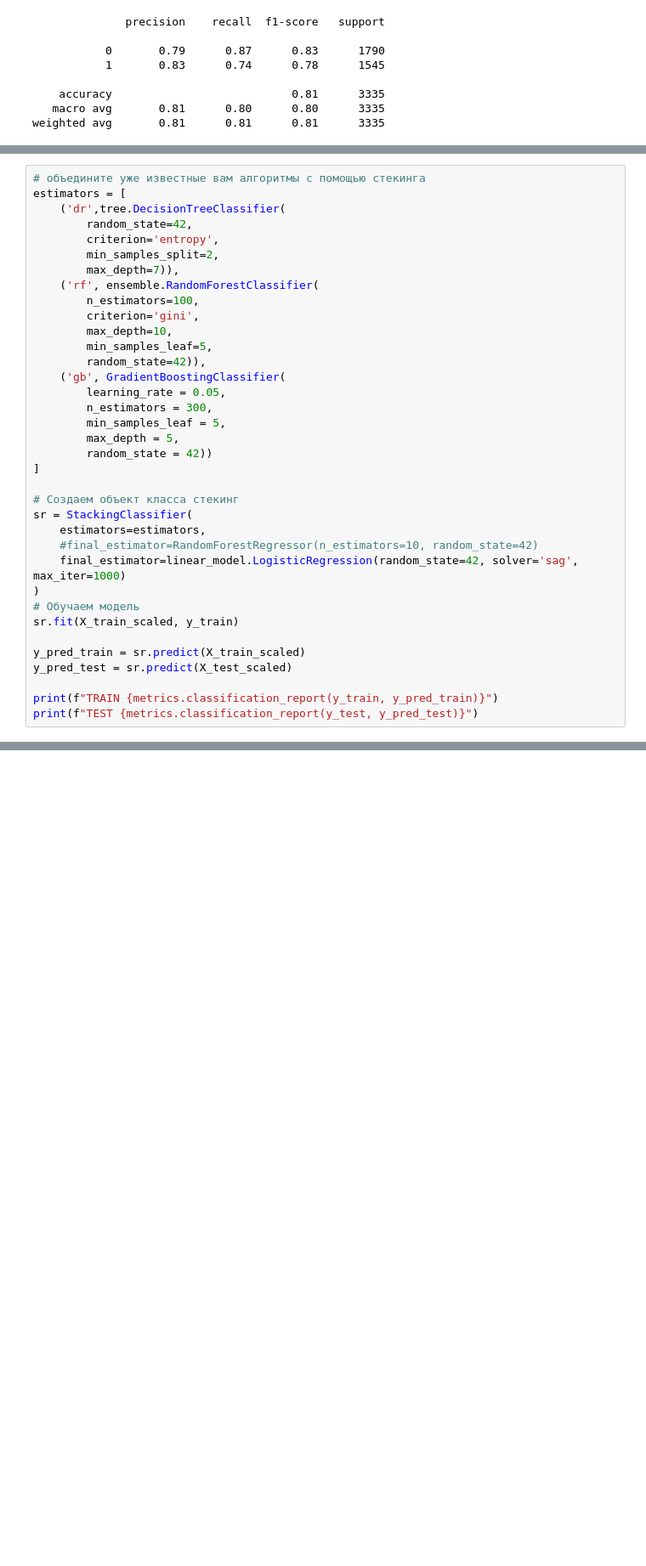
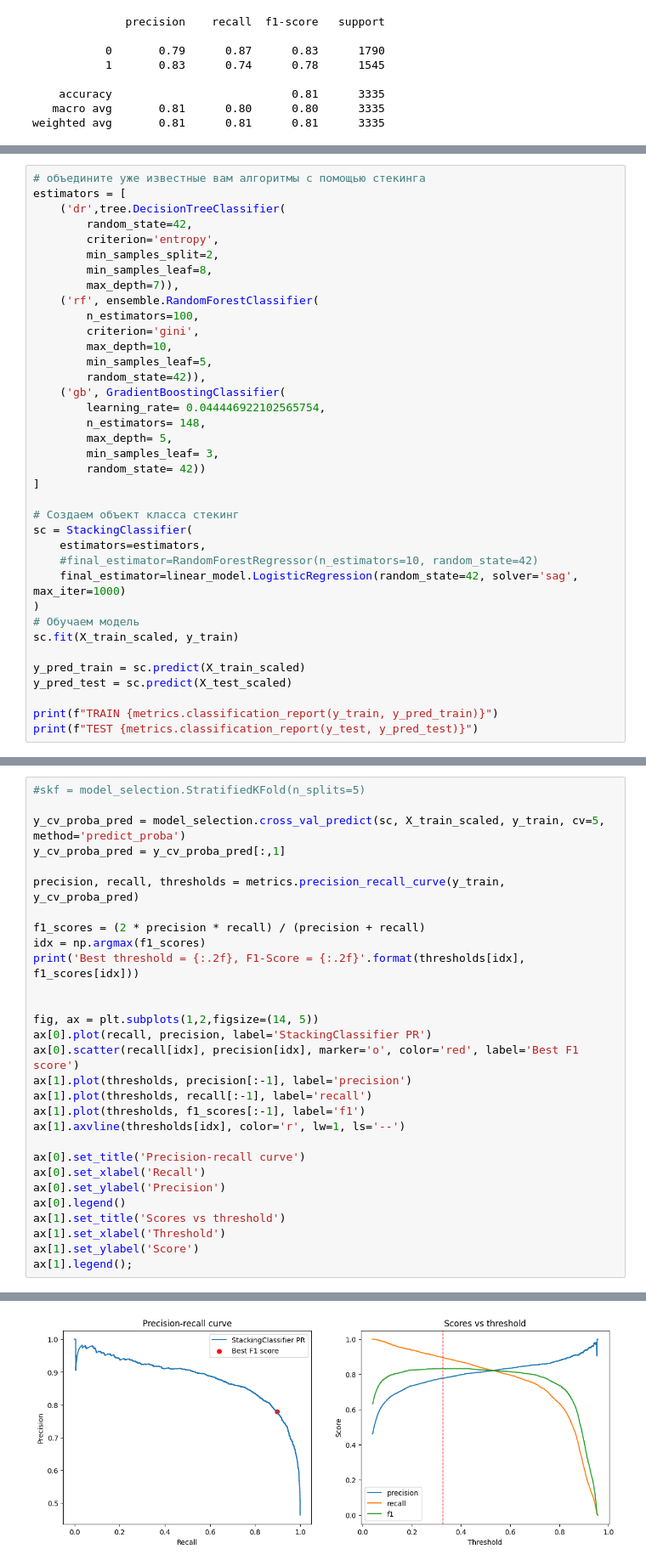
Before and after one commit to ssiarhei115/Customer-Classification, a Jupyter notebook: Project_4_ML.ipynb, the cells around one changed output, grey strips where cells are left out. Shown at 85% size. Drawn from its saved outputs; the diff is of its cells as text; blank space fills up the shorter version.

```diff
--- a/Project_4_ML.ipynb
+++ b/Project_4_ML.ipynb
@@ -739,6 +784,7 @@ estimators = [
         random_state=42,
         criterion='entropy',
         min_samples_split=2,
+        min_samples_leaf=8,
         max_depth=7)),
     ('rf', ensemble.RandomForestClassifier(
         n_estimators=100,
@@ -747,24 +793,24 @@ estimators = [
         min_samples_leaf=5,
         random_state=42)),
     ('gb', GradientBoostingClassifier(
-        learning_rate = 0.05,
-        n_estimators = 300,
-        min_samples_leaf = 5,
-        max_depth = 5,
-        random_state = 42))
+        learning_rate= 0.044446922102565754,
+        n_estimators= 148,
+        max_depth= 5,
+        min_samples_leaf= 3,
+        random_state= 42))
 ]
 
 # Создаем объект класса стекинг
-sr = StackingClassifier(
+sc = StackingClassifier(
     estimators=estimators,
     #final_estimator=RandomForestRegressor(n_estimators=10, random_state=42)
     final_estimator=linear_model.LogisticRegression(random_state=42, solver='sag', max_iter=1000)
 )
 # Обучаем модель
-sr.fit(X_train_scaled, y_train)
+sc.fit(X_train_scaled, y_train)
 
-y_pred_train = sr.predict(X_train_scaled)
-y_pred_test = sr.predict(X_test_scaled)
+y_pred_train = sc.predict(X_train_scaled)
+y_pred_test = sc.predict(X_test_scaled)
 
 print(f"TRAIN {metrics.classification_report(y_train, y_pred_train)}")
 print(f"TEST {metrics.classification_report(y_test, y_pred_test)}")
@@ -886,0 +835,30 @@ TEST f1=0.83, accuracy=0.84 expected
+# %%
+#skf = model_selection.StratifiedKFold(n_splits=5)
+
+y_cv_proba_pred = model_selection.cross_val_predict(sc, X_train_scaled, y_train, cv=5, method='predict_proba')
+y_cv_proba_pred = y_cv_proba_pred[:,1]
+
+precision, recall, thresholds = metrics.precision_recall_curve(y_train, y_cv_proba_pred)
+
+f1_scores = (2 * precision * recall) / (precision + recall)
+idx = np.argmax(f1_scores)
+print('Best threshold = {:.2f}, F1-Score = {:.2f}'.format(thresholds[idx], f1_scores[idx]))
+
+
+fig, ax = plt.subplots(1,2,figsize=(14, 5))
+ax[0].plot(recall, precision, label='StackingClassifier PR')
+ax[0].scatter(recall[idx], precision[idx], marker='o', color='red', label='Best F1 score')
+ax[1].plot(thresholds, precision[:-1], label='precision')
+ax[1].plot(thresholds, recall[:-1], label='recall')
+ax[1].plot(thresholds, f1_scores[:-1], label='f1')
+ax[1].axvline(thresholds[idx], color='r', lw=1, ls='--')
+
+ax[0].set_title('Precision-recall curve')
+ax[0].set_xlabel('Recall')
+ax[0].set_ylabel('Precision')
+ax[0].legend()
+ax[1].set_title('Scores vs threshold')
+ax[1].set_xlabel('Threshold')
+ax[1].set_ylabel('Score')
+ax[1].legend();
+# %% [output]
@@ -886,0 +866 @@ TEST f1=0.83, accuracy=0.84 expected
+[figure, added]
```
Also changed, not shown: parts of 69 cells of this notebook, 1 other file.
